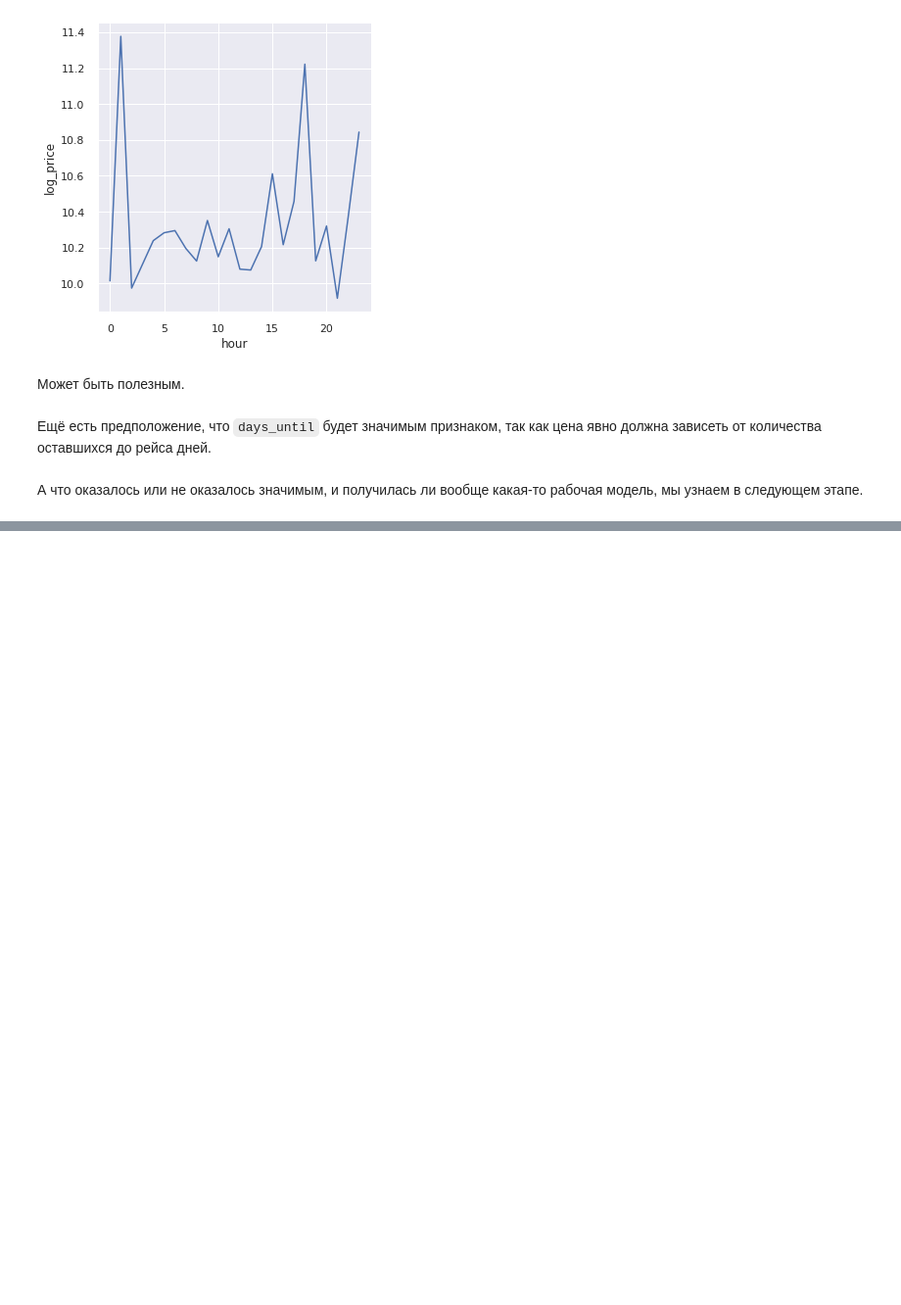
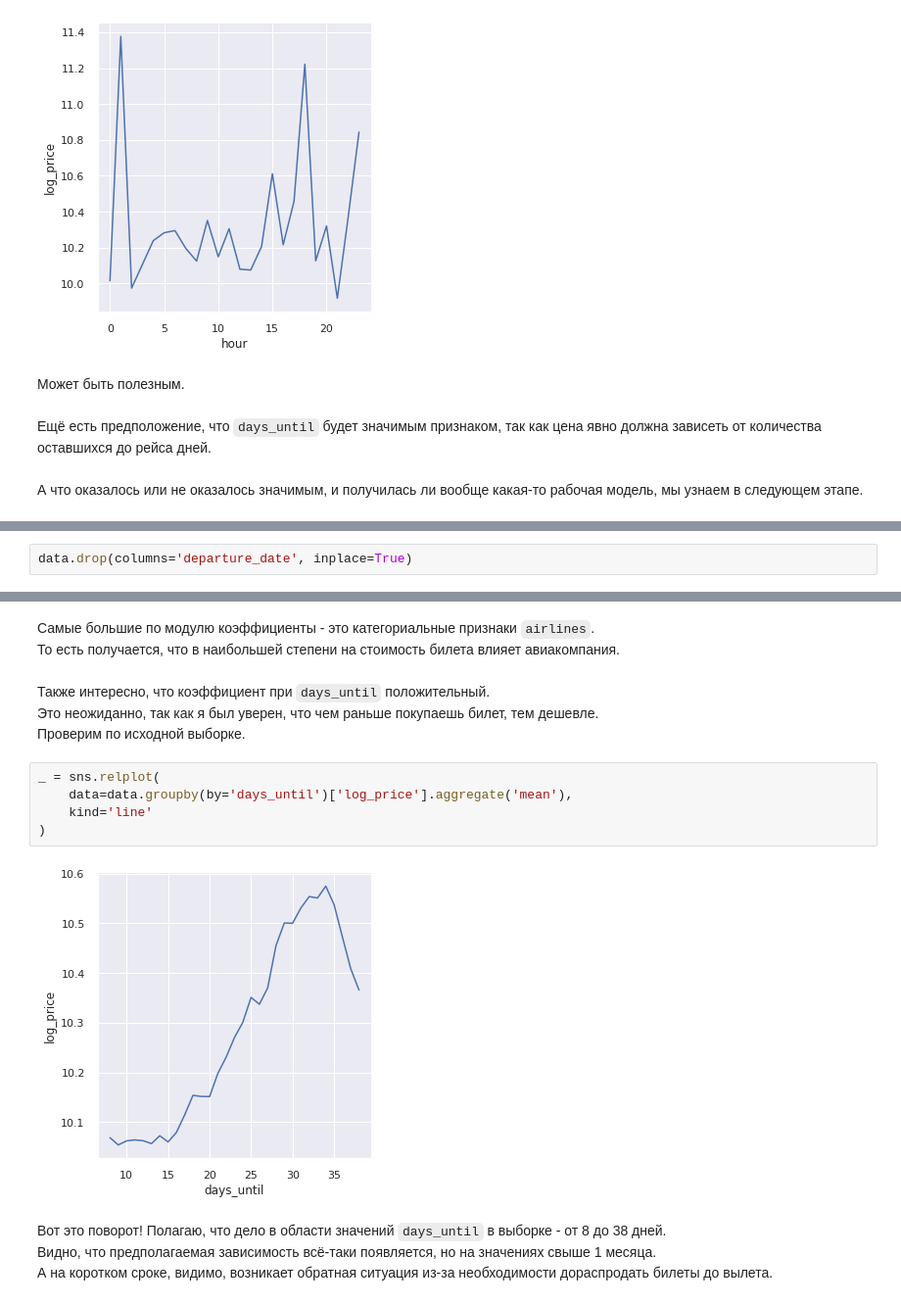
Before and after one commit to DramatikMan/MLHL-02-EDA-project, a Jupyter notebook: notebook/analysis.ipynb, the cells around one changed output, grey strips where cells are left out. Shown at 98% size. Cells and saved outputs as stored; diff of their text form; blank space fills up the shorter version.

```diff
--- a/notebook/analysis.ipynb
+++ b/notebook/analysis.ipynb
@@ -203,0 +243,2 @@ _ = sns.relplot(
+# %%
+data.drop(columns='departure_date', inplace=True)
@@ -203,0 +479,18 @@ _ = sns.relplot(
+# %% [markdown]
+Самые большие по модулю коэффициенты - это категориальные признаки `airlines`.<br>
+То есть получается, что в наибольшей степени на стоимость билета влияет авиакомпания.
+# %% [markdown]
+Также интересно, что коэффициент при `days_until` положительный.<br>
+Это неожиданно, так как я был уверен, что чем раньше покупаешь билет, тем дешевле.<br>
+Проверим по исходной выборке.
+# %%
+_ = sns.relplot(
+    data=data.groupby(by='days_until')['log_price'].aggregate('mean'),
+    kind='line'
+)
+# %% [output]
+[figure, added]
+# %% [markdown]
+Вот это поворот! Полагаю, что дело в области значений `days_until` в выборке - от 8 до 38 дней.<br>
+Видно, что предполагаемая зависимость всё-таки появляется, но на значениях свыше 1 месяца.<br>
+А на коротком сроке, видимо, возникает обратная ситуация из-за необходимости дораспродать билеты до вылета.
```
Also changed, not shown: parts of 36 cells of this notebook, 2 other files.
